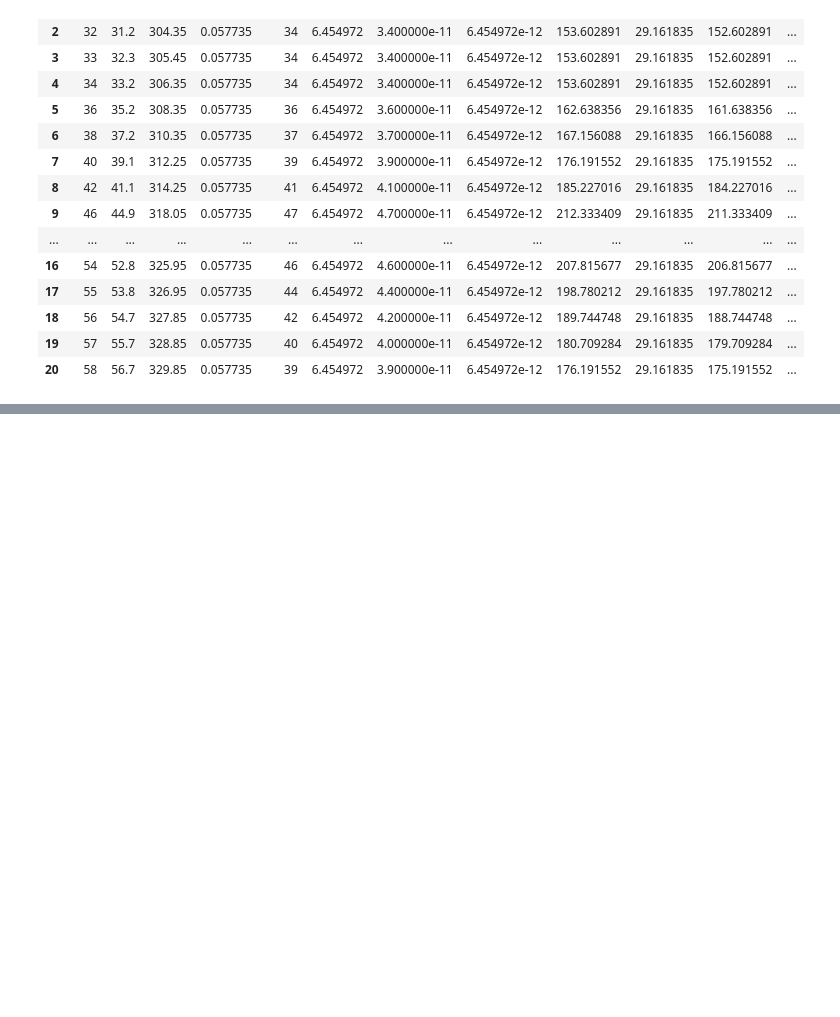
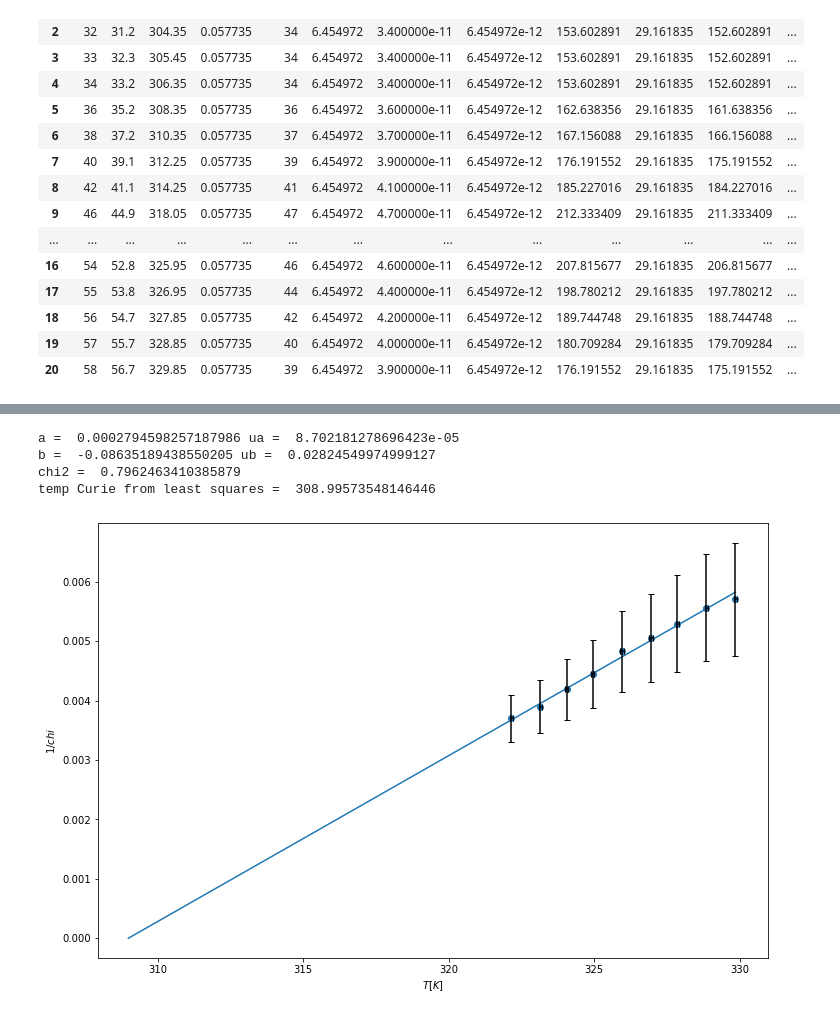
Before and after one commit to finem4n/physics-lab-ii, a Jupyter notebook: lab14/capacity.ipynb, the cells around one changed output, grey strips where cells are left out. Drawn from its saved outputs; the diff is of its cells as text; code cells hidden in the pictures; blank space fills up the shorter version.

```diff
--- a/lab14/capacity.ipynb
+++ b/lab14/capacity.ipynb
@@ -64,0 +69,28 @@ plt.show()
+# %%
+a, b, ua, ub, chi2 = least_squares(df["TK"][12:], df["1/chi"][12:], df["u1/chi"][12:], 12, 20)
+
+print("a = ", a, "ua = ", ua)
+print("b = ", b, "ub = ", ub)
+print("chi2 = ", chi2)
+
+xTc = -b/a
+print("temp Curie from least squares = ", xTc)
+# %% [output]
+a =  0.0002794598257187986 ua =  8.702181278696423e-05
+b =  -0.08635189438550205 ub =  0.02824549974999127
+chi2 =  0.7962463410385879
+temp Curie from least squares =  308.99573548146446
+# %%
+fig, ax = plt.subplots(figsize=(12, 8))
+ax.scatter(df["TK"][12:], df["1/chi"][12:], label = "1/chi")
+ax.plot([xTc, df["TK"][20]], [a*xTc+b,a*df["TK"][20]+b], label = "1/chi fit")
+
+ax.errorbar(df["TK"][12:], df["1/chi"][12:], xerr = df["uT K"][12:], yerr = df["u1/chi"][12:], fmt = "none", label = "1/chi", capsize=3, ecolor="black")
+
+ax.set_xlabel(r"$T[K]$")
+ax.set_ylabel(r"$1/chi$")
+
+fig.savefig("out/chi-1.jpg", dpi = 1600)
+plt.show()
+# %% [output]
+[figure, added]
```
Also changed, not shown: parts of 2 cells of this notebook, 5 other files.
